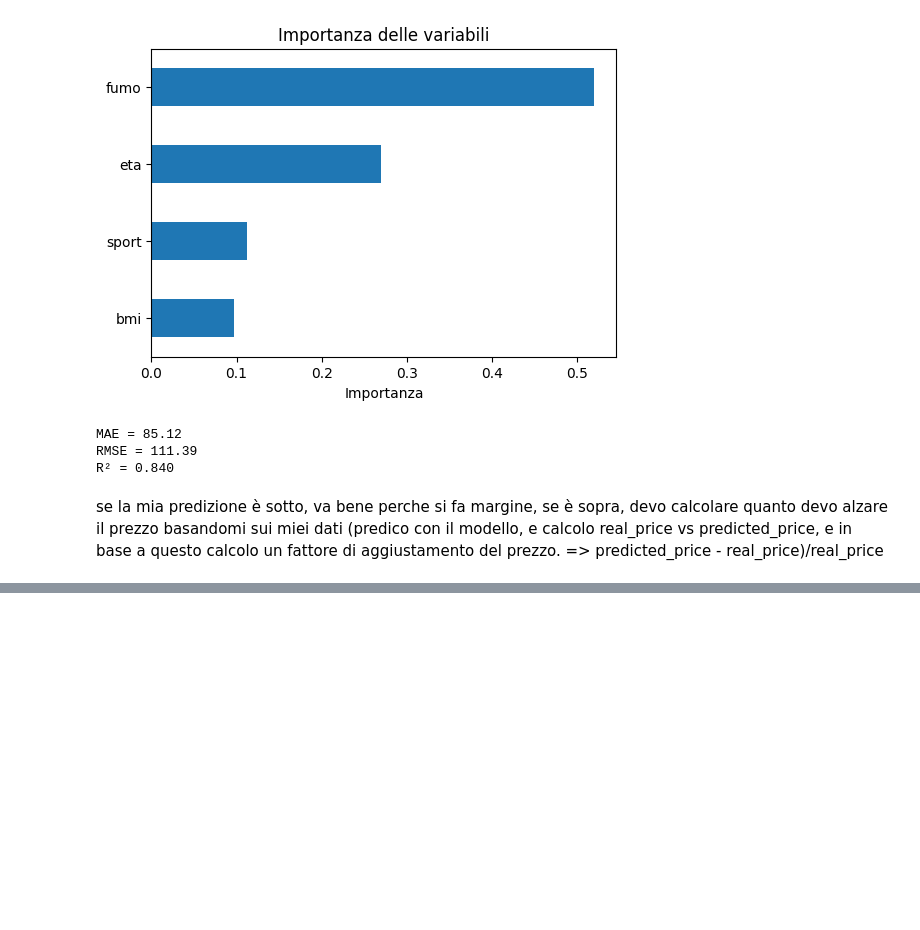
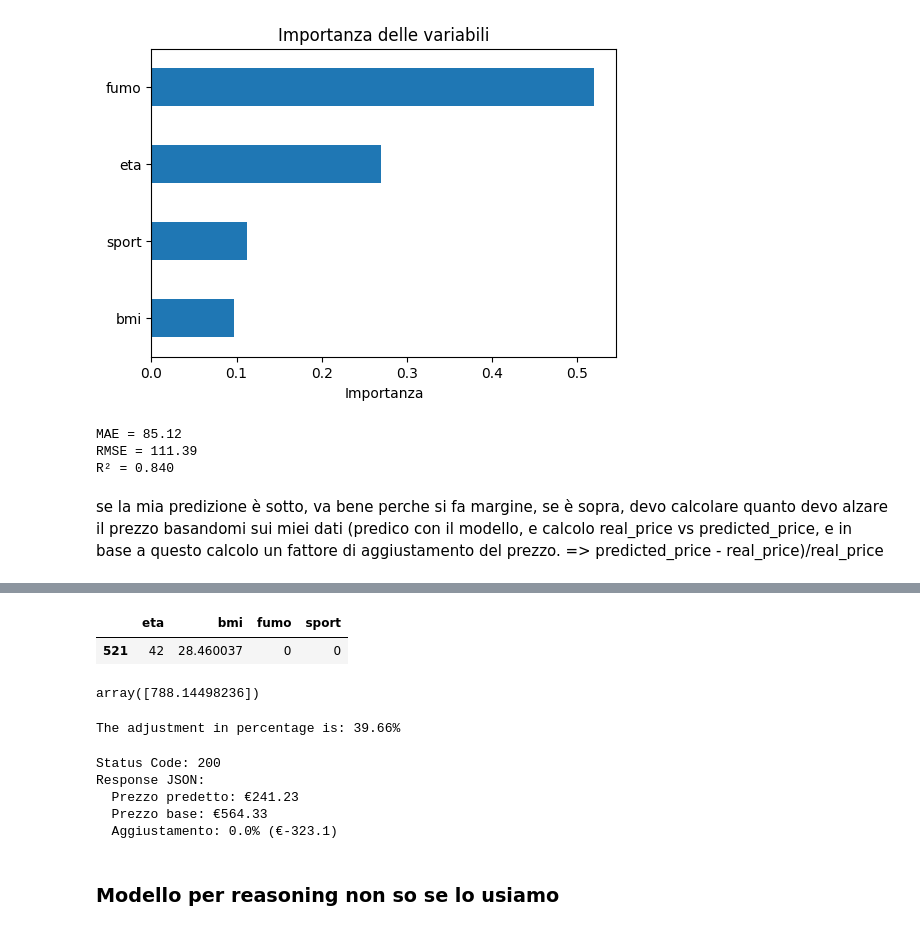
Before and after one commit to MauroLeidi/BaselHack25, a Jupyter notebook: code/notebooks/premium_predictor.ipynb, the cells around one changed output, grey strips where cells are left out. Cells and saved outputs as stored; diff of their text form; code cells hidden in the pictures; blank space fills up the shorter version.

Commit message:
added models

```diff
--- a/code/notebooks/premium_predictor.ipynb
+++ b/code/notebooks/premium_predictor.ipynb
@@ -269,0 +269,11 @@ Name: adjustment_percent, dtype: float64
+# %%
+X_test.iloc[[0]]
+# %% [output]
+|  | eta | bmi | fumo | sport |
+| 521 | 42 | 28.460037 | 0 | 0 |
+# %%
+# === Valori predetti ===
+y_pred_1 = rf.predict(X_test.iloc[[10]])
+y_pred_1
+# %% [output]
+array([788.14498236])
@@ -269,0 +282,43 @@ Name: adjustment_percent, dtype: float64
+# %%
+# === Calcolo del fattore di aggiustamento percentuale ===
+difference = y_pred_1 - base_price
+if difference > 0:
+    adjustment = ((y_pred_1 - base_price) / base_price) * 100
+else:
+    adjustment = 0
+
+# format dorrectly the percentage to 2 points
+print(f"The adjustment in percentage is: {adjustment[0]:.2f}%")
+# %% [output]
+The adjustment in percentage is: 39.66%
+# %%
+import requests
+
+# URL dell'endpoint
+url = "http://localhost:8000/predict-adjustment"
+
+payload_1 = {
+    "eta": 28,
+    "bmi": 23.5,
+    "fumo": 0,
+    "sport": 1
+}
+
+try:
+    response = requests.post(url, json=payload_1)
+    print(f"Status Code: {response.status_code}")
+    print("Response JSON:")
+    result = response.json()
+    print(f"  Prezzo predetto: €{result['prezzo_predetto']}")
+    print(f"  Prezzo base: €{result['prezzo_base']}")
+    print(f"  Aggiustamento: {result['aggiustamento_percentuale']}% (€{result['aggiustamento_euro']})")
+except requests.exceptions.RequestException as e:
+    print(f"❌ Request failed: {e}")
+# %% [output]
+Status Code: 200
+Response JSON:
+  Prezzo predetto: €241.23
+  Prezzo base: €564.33
+  Aggiustamento: 0.0% (€-323.1)
+# %% [markdown]
+### Modello per reasoning non so se lo usiamo
```
Also changed, not shown: parts of 9 cells of this notebook, 5 other files.
